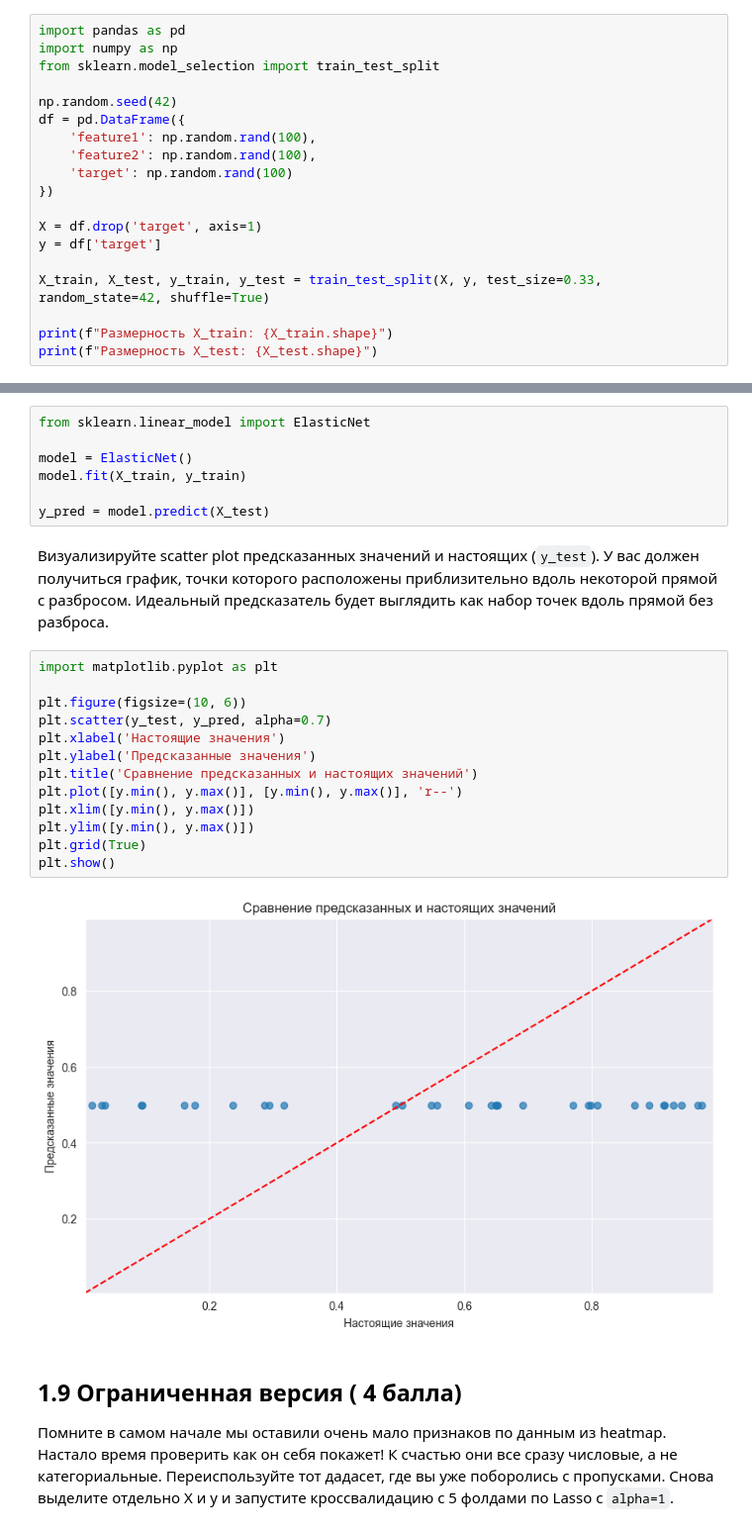
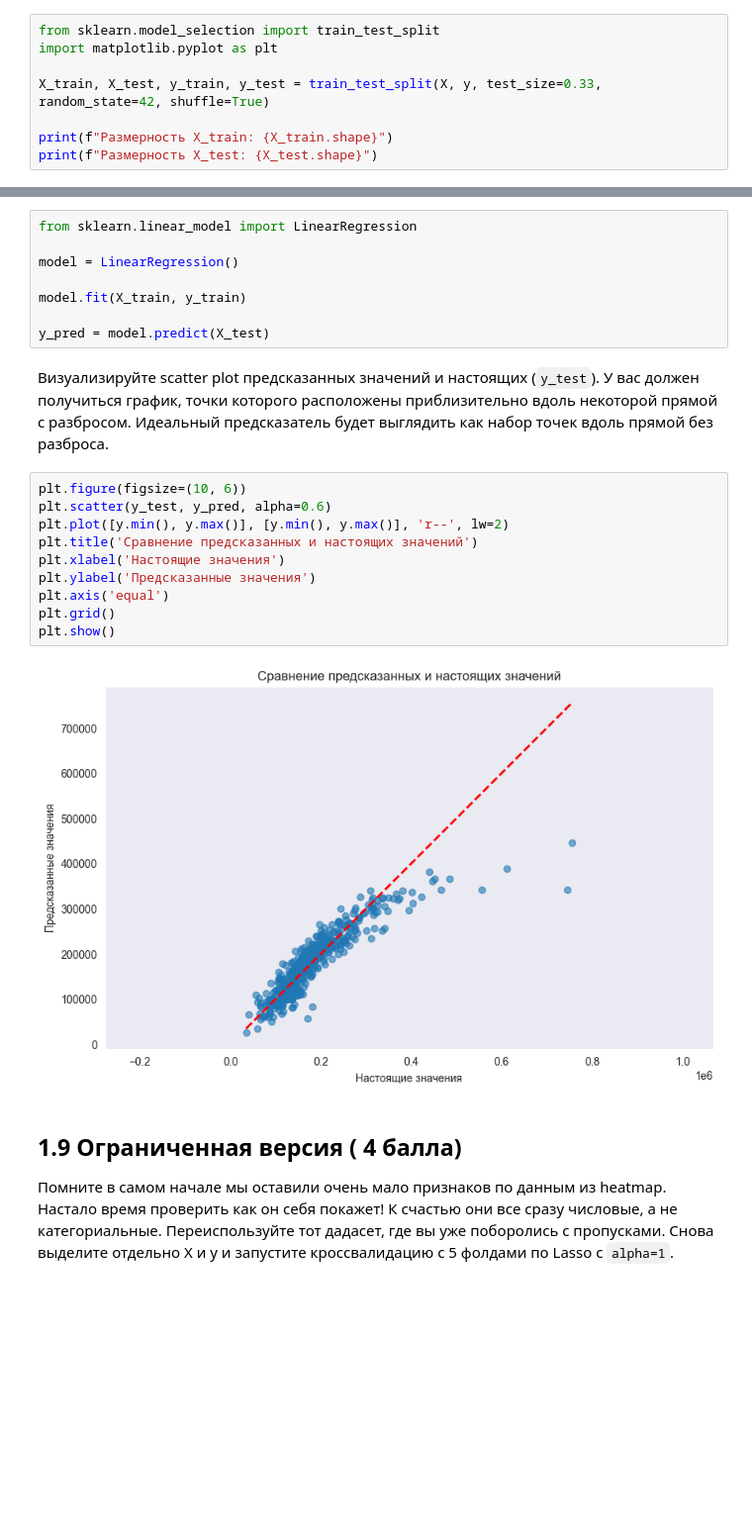
Before and after one commit to rgmarina/ML_Labs_OmSU, a Jupyter notebook: homework_2/03-hw-linear-regression.ipynb, the cells around one changed output, grey strips where cells are left out. Shown at 99% size. Cells and saved outputs as stored; diff of their text form; blank space fills up the shorter version.

```diff
--- a/homework_2/03-hw-linear-regression.ipynb
+++ b/homework_2/03-hw-linear-regression.ipynb
@@ -578,19 +606,8 @@ print(f"Средняя ошибка предсказания (MSE) для Lasso:
 - Используя [sklearn.model_selection.train_test_split](http://scikit-learn.org/stable/modules/generated/sklearn.model_selection.train_test_split.html) разбейте датасет на 2 части - тренировочную и тестовую в соотношении 0.33. Не забудьте перемешать!
 - Напечатайте размерность X_train и X_test
 # %%
-import pandas as pd
-import numpy as np
 from sklearn.model_selection import train_test_split
-
-np.random.seed(42)
-df = pd.DataFrame({
-    'feature1': np.random.rand(100),
-    'feature2': np.random.rand(100),
-    'target': np.random.rand(100)
-})
-
-X = df.drop('target', axis=1)
-y = df['target']
+import matplotlib.pyplot as plt
 
 X_train, X_test, y_train, y_test = train_test_split(X, y, test_size=0.33, random_state=42, shuffle=True)
 
@@ -602,29 +619,27 @@ print(f"Размерность X_test: {X_test.shape}")
 # %% [markdown]
 Теперь, возьмите вашу самую мощную модель(не тренированную!). Запустите её тренировку по тренировочной выборке X_train, y_train с помощью функции `fit`. Постройте предсказания с помощью функции `predict`.
 # %%
-from sklearn.linear_model import ElasticNet
+from sklearn.linear_model import LinearRegression
 
-model = ElasticNet()
+model = LinearRegression()
+
 model.fit(X_train, y_train)
 
 y_pred = model.predict(X_test)
 # %% [markdown]
 Визуализируйте scatter plot предсказанных значений и настоящих (`y_test`). У вас должен получиться график, точки которого расположены приблизительно вдоль некоторой прямой с разбросом. Идеальный предсказатель будет выглядить как набор точек вдоль прямой без разброса.
 # %%
-import matplotlib.pyplot as plt
-
 plt.figure(figsize=(10, 6))
-plt.scatter(y_test, y_pred, alpha=0.7)
+plt.scatter(y_test, y_pred, alpha=0.6)
+plt.plot([y.min(), y.max()], [y.min(), y.max()], 'r--', lw=2)
+plt.title('Сравнение предсказанных и настоящих значений')
 plt.xlabel('Настоящие значения')
 plt.ylabel('Предсказанные значения')
-plt.title('Сравнение предсказанных и настоящих значений')
-plt.plot([y.min(), y.max()], [y.min(), y.max()], 'r--')
-plt.xlim([y.min(), y.max()])
-plt.ylim([y.min(), y.max()])
-plt.grid(True)
+plt.axis('equal')
+plt.grid()
 plt.show()
 # %% [output]
-[figure, old version]
+[figure, new version]
 # %% [markdown]
 ## 1.9 Ограниченная версия ( 4 балла)
 
```
Also changed, not shown: parts of 3 cells of this notebook.
